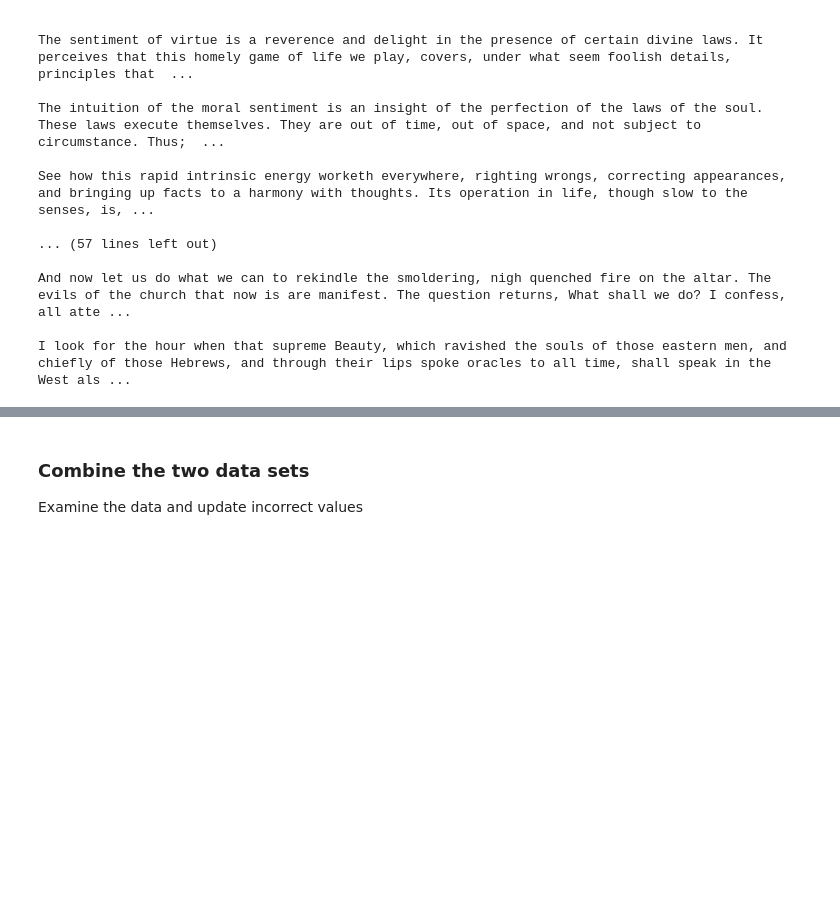
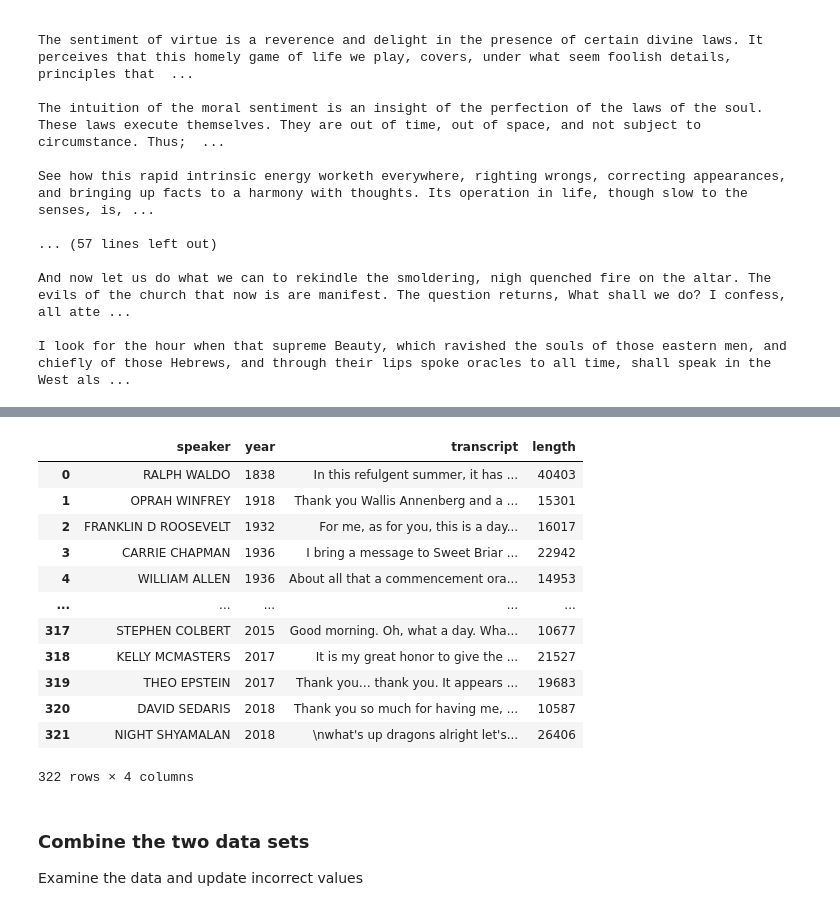
Before and after one commit to katiehuang1221/NLP-Analysis-On-Motivational-Speeches, a Jupyter notebook: notebook/01_data_collect.ipynb, the cells around one changed output, grey strips where cells are left out. Cells and saved outputs as stored; diff of their text form; code cells hidden in the pictures; blank space fills up the shorter version.

```diff
--- a/notebook/01_data_collect.ipynb
+++ b/notebook/01_data_collect.ipynb
@@ -177,6 +183,23 @@ speech_df_2['transcript'] = transcripts_2
 # Update incorrect values
 speech_df_2.loc[165,'speaker'] = 'RALPH WALDO EMERSON'
 speech_df_2.loc[6,'year'] = 2018
+# %%
+speech_df_2['length'] = [len(transcript) for transcript in speech_df_2['transcript']]
+speech_df_2
+# %% [output]
+|  | speaker | year | transcript | length |
+| 0 | RALPH WALDO | 1838 | In this refulgent summer, it has ... | 40403 |
+| 1 | OPRAH WINFREY | 1918 | Thank you Wallis Annenberg and a ... | 15301 |
+| 2 | FRANKLIN D ROOSEVELT | 1932 | For me, as for you, this is a day... | 16017 |
+| 3 | CARRIE CHAPMAN | 1936 | I bring a message to Sweet Briar ... | 22942 |
+| 4 | WILLIAM ALLEN | 1936 | About all that a commencement ora... | 14953 |
+| ... | ... | ... | ... | ... |
+| 317 | STEPHEN COLBERT | 2015 | Good morning. Oh, what a day. Wha... | 10677 |
+| 318 | KELLY MCMASTERS | 2017 | It is my great honor to give the ... | 21527 |
+| 319 | THEO EPSTEIN | 2017 | Thank you… thank you. It appears ... | 19683 |
+| 320 | DAVID SEDARIS | 2018 | Thank you so much for having me, ... | 10587 |
+| 321 | NIGHT SHYAMALAN | 2018 | \nwhat's up dragons alright let's... | 26406 |
+322 rows × 4 columns
 # %% [markdown]
 ### Combine the two data sets
 Examine the data and update incorrect values
```
Also changed, not shown: parts of 14 cells of this notebook, 21 other files.
